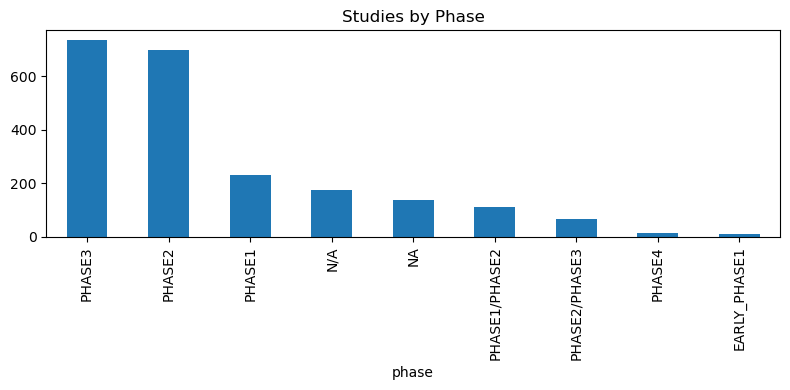
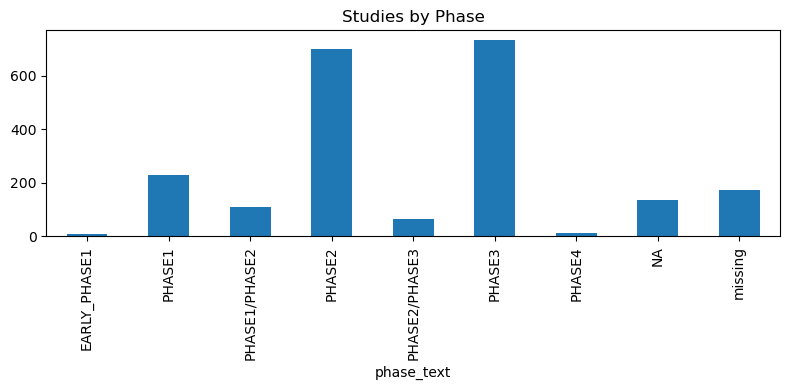
The change to this notebook cell's code, shown as a diff; its figure went from the first image to the second:
--- before
+++ after
@@ -1,3 +1,10 @@
-df['phase'].fillna('N/A').value_counts().plot(kind='bar', figsize=(8, 4), title='Studies by Phase')
+phase_order = ['EARLY_PHASE1', 'PHASE1', 'PHASE1/PHASE2', 'PHASE2', 'PHASE2/PHASE3', 'PHASE3', 'PHASE4', 'NA', 'missing']
+assert set(df['phase_text'].dropna().unique()).issubset(set(phase_order)), "Unexpected phase values found"
+assert set(phase_order).issubset(set(df['phase_text'].fillna('missing').unique())), "Phase order contains values not found in data"
+
+counts = df['phase_text'].fillna('missing').value_counts()
+counts = counts.reindex([p for p in phase_order if p in counts.index])
+
+counts.plot(kind='bar', figsize=(8, 4), title='Studies by Phase')
 plt.tight_layout()
 plt.show()

Commit: improving graphs, adding outcomes data